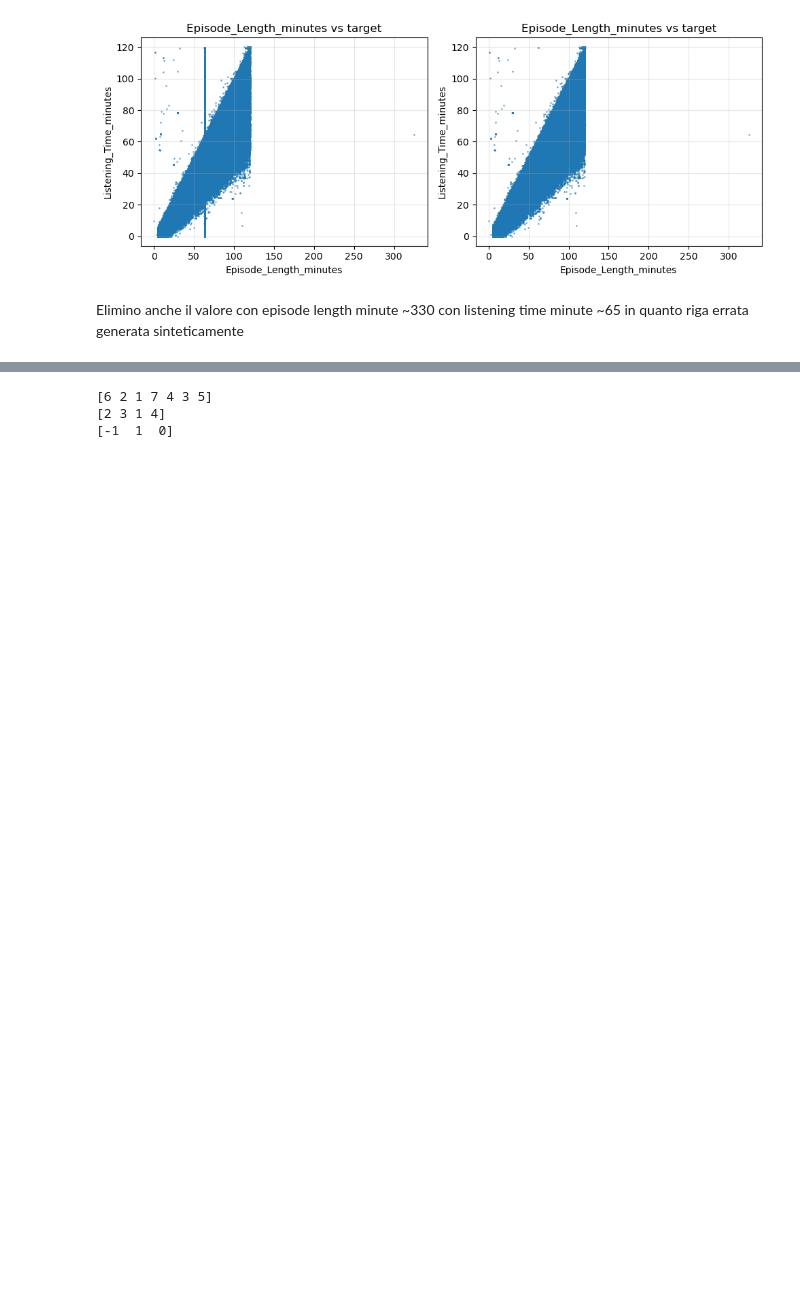
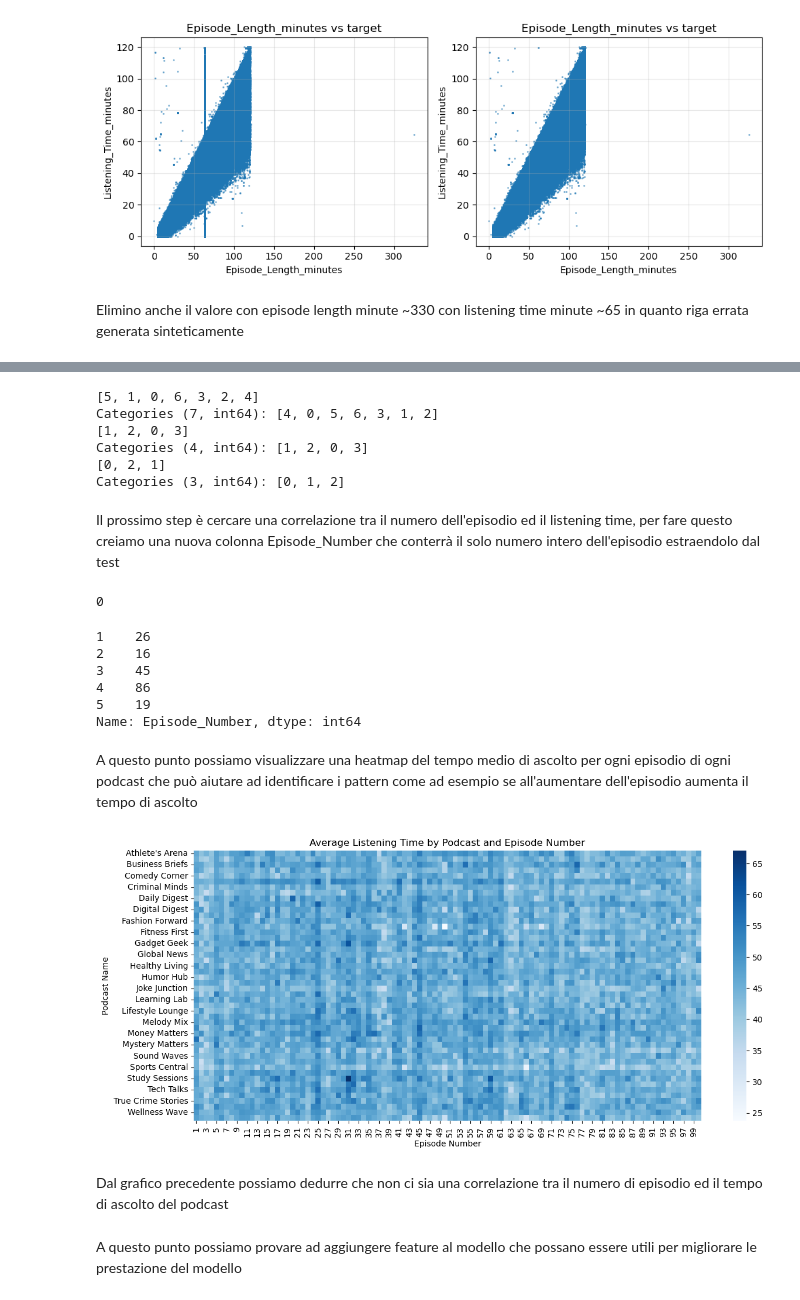
Before and after one commit to mtttia/data_intensive_project, a Jupyter notebook: notebook.ipynb, the cells around one changed output, grey strips where cells are left out. Drawn from its saved outputs; the diff is of its cells as text; code cells hidden in the pictures; blank space fills up the shorter version.

```diff
--- a/notebook.ipynb
+++ b/notebook.ipynb
@@ -194,20 +388,54 @@ Per gestirli mapperemo i relativo valori in numeri interi
 # %%
-day_order = {'Monday': 1, 'Tuesday': 2, 'Wednesday': 3, 'Thursday': 4,
-                 'Friday': 5, 'Saturday': 6, 'Sunday': 7}
+day_order = {'Monday': 0, 'Tuesday': 1, 'Wednesday': 2, 'Thursday': 3,
+                               'Friday': 4, 'Saturday': 5, 'Sunday': 6}
 df_train['Publication_Day_Numeric'] = df_train['Publication_Day'].map(day_order).fillna(0)
 
-time_order = {'Morning': 1, 'Afternoon': 2, 'Evening': 3, 'Night': 4}
+time_order = {'Morning': 0, 'Afternoon': 1, 'Evening': 2, 'Night': 3}
 df_train['Publication_Time_Numeric'] = df_train['Publication_Time'].map(time_order).fillna(0)
 
-sentiment_map = {'Negative': -1, 'Neutral': 0, 'Positive': 1}
+sentiment_map = {'Negative': 0, 'Neutral': 1, 'Positive': 2}
 df_train['Episode_Sentiment_Numeric'] = df_train['Episode_Sentiment'].map(sentiment_map).fillna(0)
 
-sentiment_map = {'Negative': -1, 'Neutral': 0, 'Positive': 1}
-df_train['Episode_Sentiment_Numeric'] = df_train['Episode_Sentiment'].map(sentiment_map).fillna(0)
 print_unique_name(df_train, "Publication_Day_Numeric")
 print_unique_name(df_train, "Publication_Time_Numeric")
 print_unique_name(df_train, "Episode_Sentiment_Numeric")
 # %% [output]
-[6 2 1 7 4 3 5]
-[2 3 1 4]
-[-1  1  0]
+[5, 1, 0, 6, 3, 2, 4]
+Categories (7, int64): [4, 0, 5, 6, 3, 1, 2]
+[1, 2, 0, 3]
+Categories (4, int64): [1, 2, 0, 3]
+[0, 2, 1]
+Categories (3, int64): [0, 1, 2]
+# %% [markdown]
+Il prossimo step è cercare una correlazione tra il numero dell'episodio ed il listening time, per fare questo creiamo una nuova colonna Episode_Number che conterrà il solo numero intero dell'episodio estraendolo dal test
+# %%
+df_train['Episode_Number'] = df_train['Episode_Title'].str.extract(r'Episode (\d+)', expand=False).fillna(0)
+df_train['Episode_Number'] = pd.to_numeric(df_train['Episode_Number'], errors='coerce').astype(int)
+len(df_train[df_train['Episode_Number'].isna()])
+# %% [output]
+0
+# %%
+df_train['Episode_Number'].head()
+# %% [output]
+1    26
+2    16
+3    45
+4    86
+5    19
+Name: Episode_Number, dtype: int64
+# %% [markdown]
+A questo punto possiamo visualizzare una heatmap del tempo medio di ascolto per ogni episodio di ogni podcast che può aiutare ad identificare i pattern come ad esempio se all'aumentare dell'episodio aumenta il tempo di ascolto
+# %%
+pivot = df_train.pivot_table(index='Podcast_Name', columns='Episode_Number', values='Listening_Time_minutes', aggfunc='mean')
+plt.figure(figsize=(14,6))
+sns.heatmap(pivot, cmap="Blues")
+plt.title('Average Listening Time by Podcast and Episode Number')
+plt.xlabel('Episode Number')
+plt.ylabel('Podcast Name')
+plt.show()
+# %% [output]
+[figure, added]
+# %% [markdown]
+Dal grafico precedente possiamo dedurre che non ci sia una correlazione tra il numero di episodio ed il tempo di ascolto del podcast
+# %% [markdown]
+A questo punto possiamo provare ad aggiungere feature al modello che possano essere utili per migliorare le prestazione del modello
```
Also changed, not shown: parts of 63 cells of this notebook, 3 other files.
